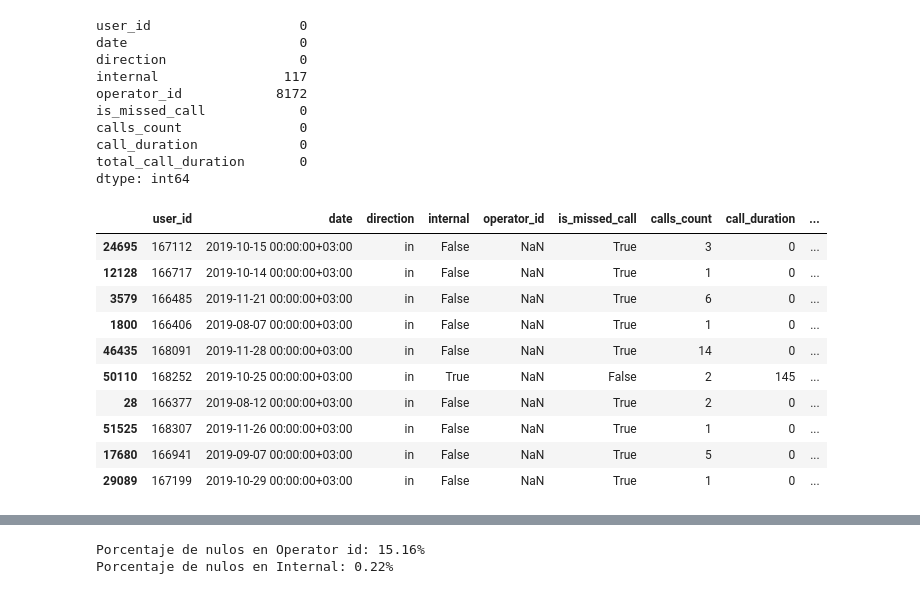
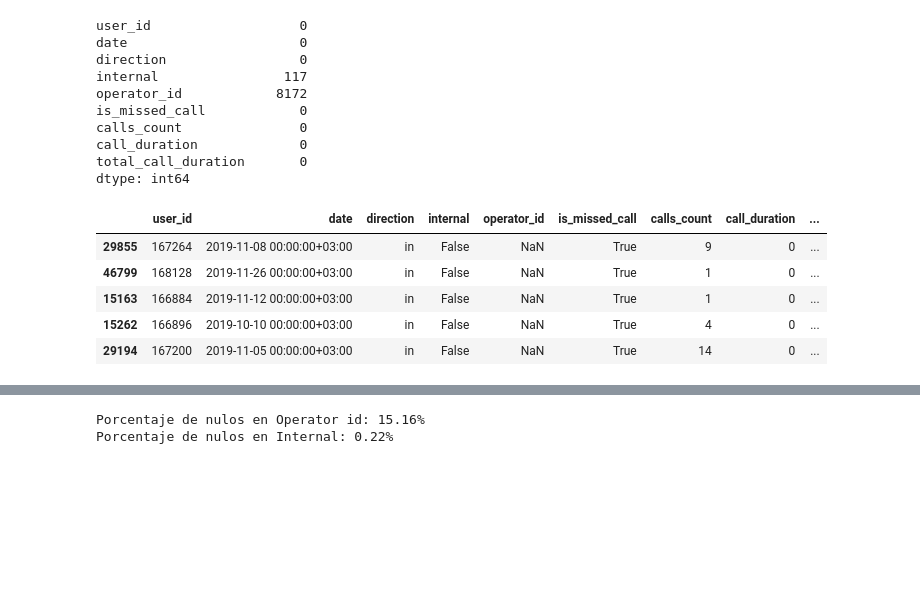
Before and after one commit to latostadorano/inefficient-operators-analysis, a Jupyter notebook: s14_telecom.ipynb, the cells around one changed output, grey strips where cells are left out. Drawn from its saved outputs; the diff is of its cells as text; code cells hidden in the pictures; blank space fills up the shorter version.

```diff
--- a/s14_telecom.ipynb
+++ b/s14_telecom.ipynb
@@ -179,19 +185,14 @@ dtype: int64
 # %%
 # Veremos las filas con operator_id ausente
 operator_null = data[data['operator_id'].isnull()]
-operator_null.sample(10)
+operator_null.sample(5)
 # %% [output]
 |  | user_id | date | direction | internal | operator_id | is_missed_call | calls_count | call_duration | ... |
-| 24695 | 167112 | 2019-10-15 00:00:00+03:00 | in | False | NaN | True | 3 | 0 | ... |
-| 12128 | 166717 | 2019-10-14 00:00:00+03:00 | in | False | NaN | True | 1 | 0 | ... |
-| 3579 | 166485 | 2019-11-21 00:00:00+03:00 | in | False | NaN | True | 6 | 0 | ... |
-| 1800 | 166406 | 2019-08-07 00:00:00+03:00 | in | False | NaN | True | 1 | 0 | ... |
-| 46435 | 168091 | 2019-11-28 00:00:00+03:00 | in | False | NaN | True | 14 | 0 | ... |
-| 50110 | 168252 | 2019-10-25 00:00:00+03:00 | in | True | NaN | False | 2 | 145 | ... |
-| 28 | 166377 | 2019-08-12 00:00:00+03:00 | in | False | NaN | True | 2 | 0 | ... |
-| 51525 | 168307 | 2019-11-26 00:00:00+03:00 | in | False | NaN | True | 1 | 0 | ... |
-| 17680 | 166941 | 2019-09-07 00:00:00+03:00 | in | False | NaN | True | 5 | 0 | ... |
-| 29089 | 167199 | 2019-10-29 00:00:00+03:00 | in | False | NaN | True | 1 | 0 | ... |
+| 29855 | 167264 | 2019-11-08 00:00:00+03:00 | in | False | NaN | True | 9 | 0 | ... |
+| 46799 | 168128 | 2019-11-26 00:00:00+03:00 | in | False | NaN | True | 1 | 0 | ... |
+| 15163 | 166884 | 2019-11-12 00:00:00+03:00 | in | False | NaN | True | 1 | 0 | ... |
+| 15262 | 166896 | 2019-10-10 00:00:00+03:00 | in | False | NaN | True | 4 | 0 | ... |
+| 29194 | 167200 | 2019-11-05 00:00:00+03:00 | in | False | NaN | True | 14 | 0 | ... |
 # %%
 # Veremos las filas con internal ausente
 internal_null = data[data['internal'].isnull()]
```
Also changed, not shown: parts of 25 cells of this notebook.
